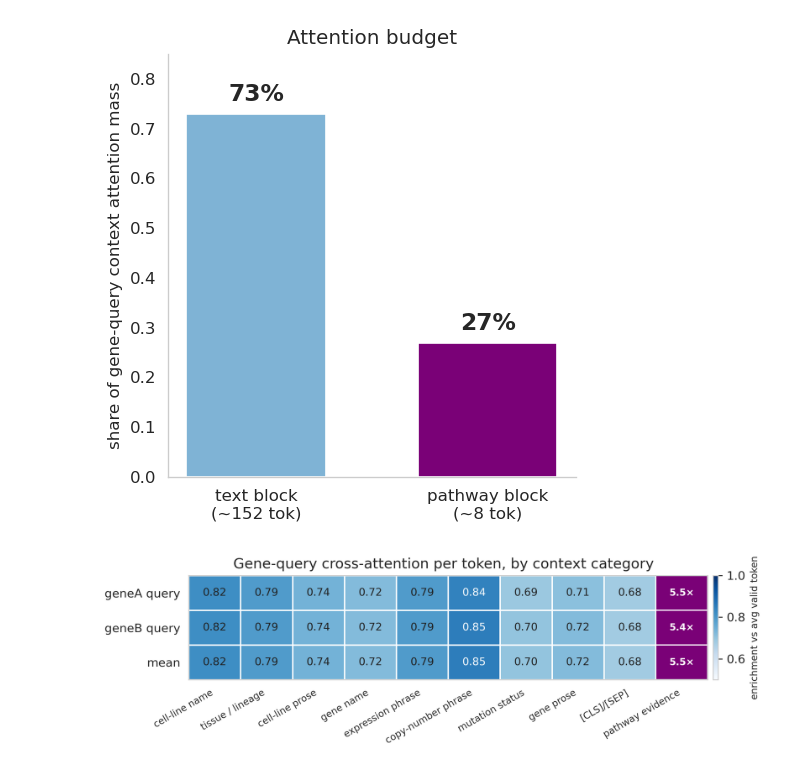
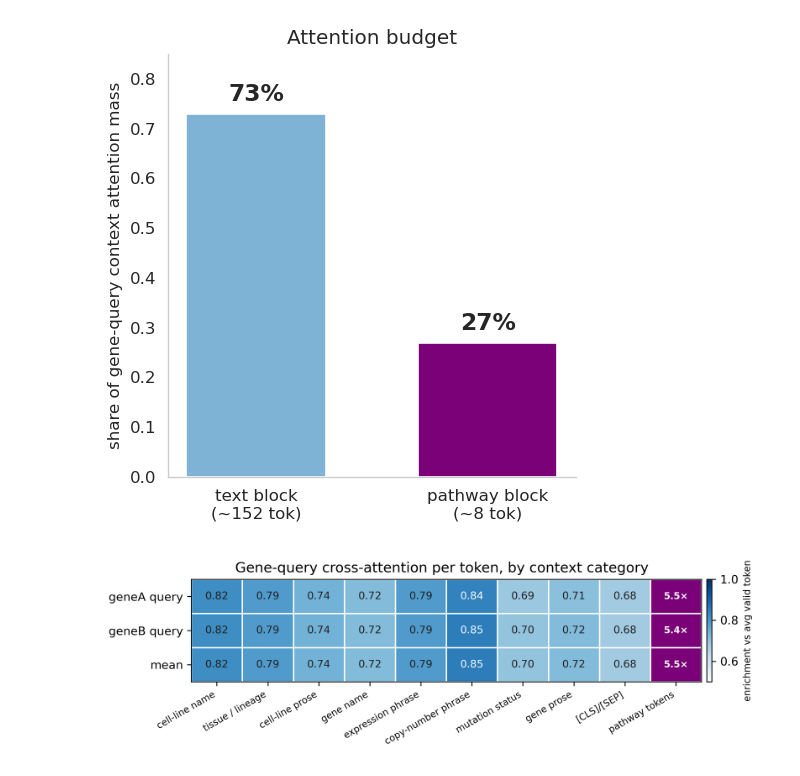
Before and after one commit to JieZheng-ShanghaiTech/PromptCASL, a Jupyter notebook: ana/6cl-results_figures.ipynb, the cells around one changed output. Saved outputs shown, nothing was run; the diff lists cells and outputs as text; code cells hidden in the pictures.

```diff
--- a/ana/6cl-results_figures.ipynb
+++ b/ana/6cl-results_figures.ipynb
@@ -305,7 +271,7 @@ import numpy as np, pandas as pd, matplotlib.pyplot as plt
 ATTN_N, ATTN_MEANVALID = 6662, 163
 CAT_ORDER = ['cell-line name', 'tissue / lineage', 'cell-line prose', 'gene name',
              'expression phrase', 'copy-number phrase', 'mutation status', 'gene prose',
-             '[CLS]/[SEP]', 'pathway evidence']
+             '[CLS]/[SEP]', 'pathway tokens']
 # per-token enrichment (1.0 = avg valid token); rows = geneA / geneB / mean
 ENR = pd.DataFrame(
     [[0.82, 0.79, 0.74, 0.72, 0.79, 0.84, 0.69, 0.71, 0.68, 5.5],   # geneA query
@@ -343,34 +309,34 @@ plt.tight_layout(); plt.show()
 
 
 M = ENR.to_numpy(dtype=float)
-jp = CAT_ORDER.index('pathway evidence')
+jp = CAT_ORDER.index('pathway tokens')
 Mtext = M.copy(); Mtext[:, jp] = np.nan          # pathway drawn separately (off the 0.5-1.0 scale)
 
 fig, ax = plt.subplots(figsize=(8, 2.5), dpi=300)
 im = ax.imshow(np.ma.masked_invalid(Mtext), cmap='Blues', vmin=0.5, vmax=1.0, aspect='auto')
 for i in range(3):                                # pathway column: distinct colour + Nx label
     ax.add_patch(plt.Rectangle((jp - 0.5, i - 0.5), 1, 1, facecolor='#7a0177', edgecolor='white'))
     ax.text(jp, i, f'{M[i, jp]:.1f}×', ha='center', va='center',
             color='white', fontsize=8, fontweight='bold')
 for i in range(3):                                # text-cell annotations
     for j in range(len(CAT_ORDER)):
         if j == jp:
             continue
         v = M[i, j]
         ax.text(j, i, f'{v:.2f}', ha='center', va='center',
                 color='white' if v > 0.82 else '#222222', fontsize=9)
 ax.set_xticks(range(len(CAT_ORDER))); ax.set_xticklabels(CAT_ORDER, rotation=30, ha='right', fontsize=8)
 ax.set_yticks([0, 1, 2]); ax.set_yticklabels(ENR.index)
 ax.set_xticks(np.arange(-.5, len(CAT_ORDER), 1), minor=True)
 ax.set_yticks(np.arange(-.5, 3, 1), minor=True)
 ax.grid(which='minor', color='white', linewidth=1.2);
 ax.grid(which='major', visible=False)
 ax.tick_params(which='minor', length=0)
 cb = fig.colorbar(im, ax=ax, fraction=0.018, pad=0.01)
 cb.set_label('enrichment vs avg valid token', fontsize=8)
 ax.set_title('Gene-query cross-attention per token, by context category  ',
 
              fontsize=12)
 plt.tight_layout(); plt.show()
 # %% [output]
-[figure, old version]
+[figure, new version]
```
Also changed, not shown: parts of 5 cells of this notebook, 2 other files.
